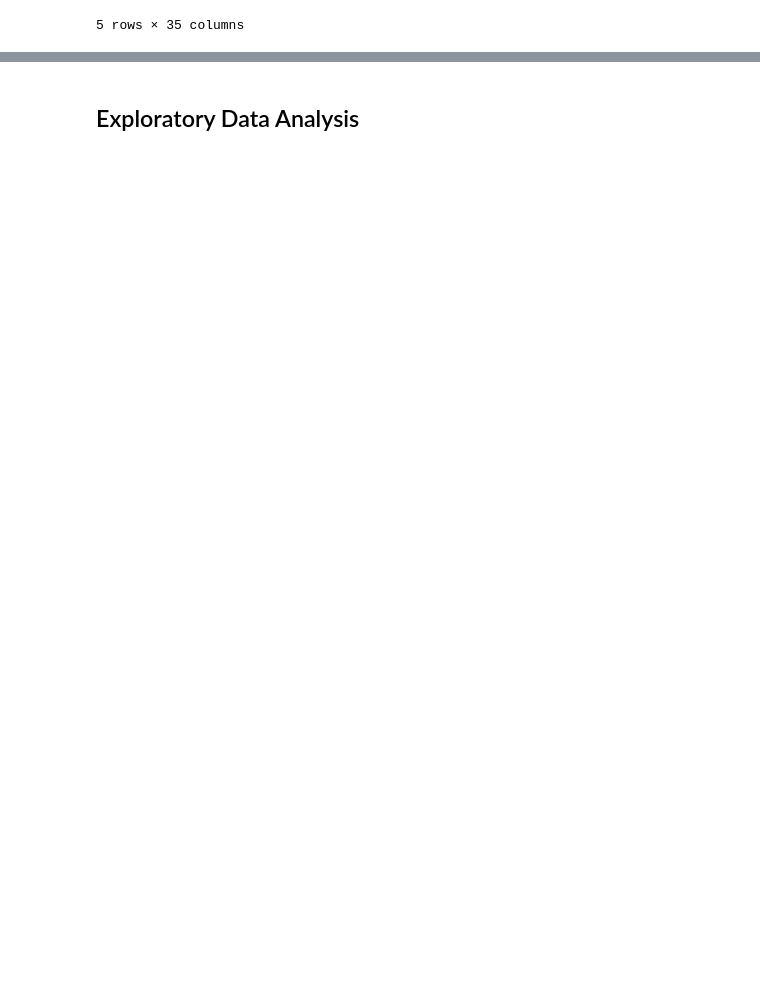
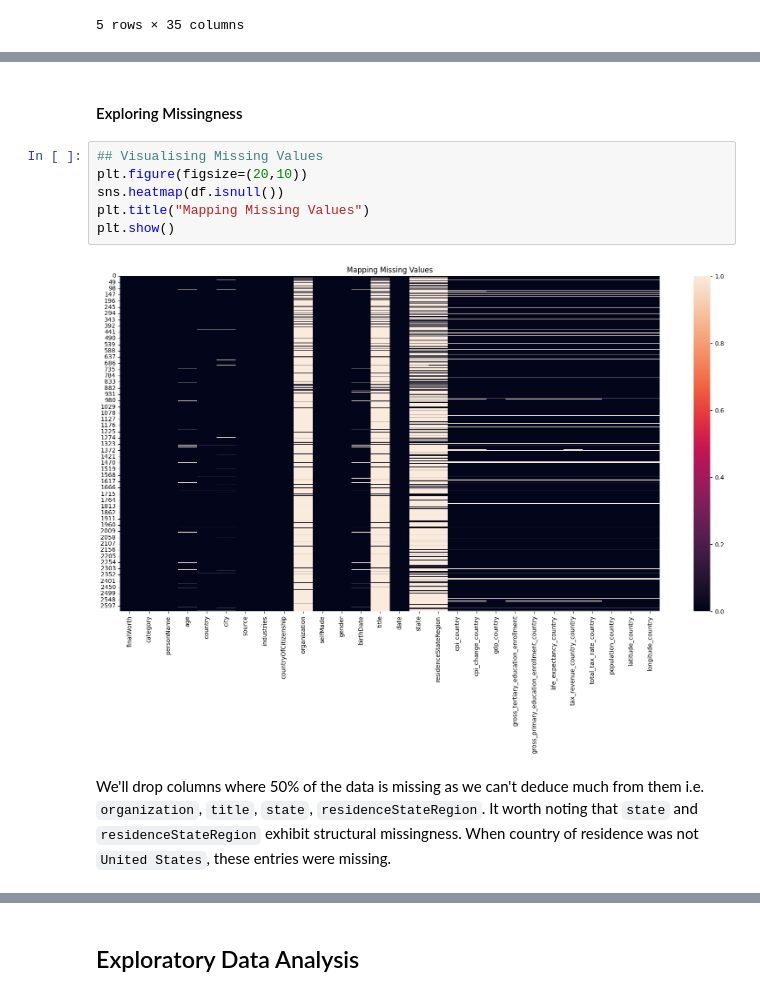
Before and after one commit to cyrilmichino/billionaire-statistical-analysis, a Jupyter notebook: notebook.ipynb, the cells around one changed output, grey strips where cells are left out. Saved outputs shown, nothing was run; the diff lists cells and outputs as text; blank space fills up the shorter version.

```diff
--- a/notebook.ipynb
+++ b/notebook.ipynb
@@ -59,0 +75,12 @@ df.head()
+# %% [markdown]
+#### Exploring Missingness
+# %%
+## Visualising Missing Values
+plt.figure(figsize=(20,10))
+sns.heatmap(df.isnull())
+plt.title("Mapping Missing Values")
+plt.show()
+# %% [output]
+[figure, added]
+# %% [markdown]
+We'll drop columns where 50% of the data is missing as we can't deduce much from them i.e. `organization`, `title`, `state`, `residenceStateRegion`. It worth noting that `state` and `residenceStateRegion` exhibit structural missingness. When country of residence was not `United States`, these entries were missing.
```
Also changed, not shown: parts of 13 cells of this notebook.
